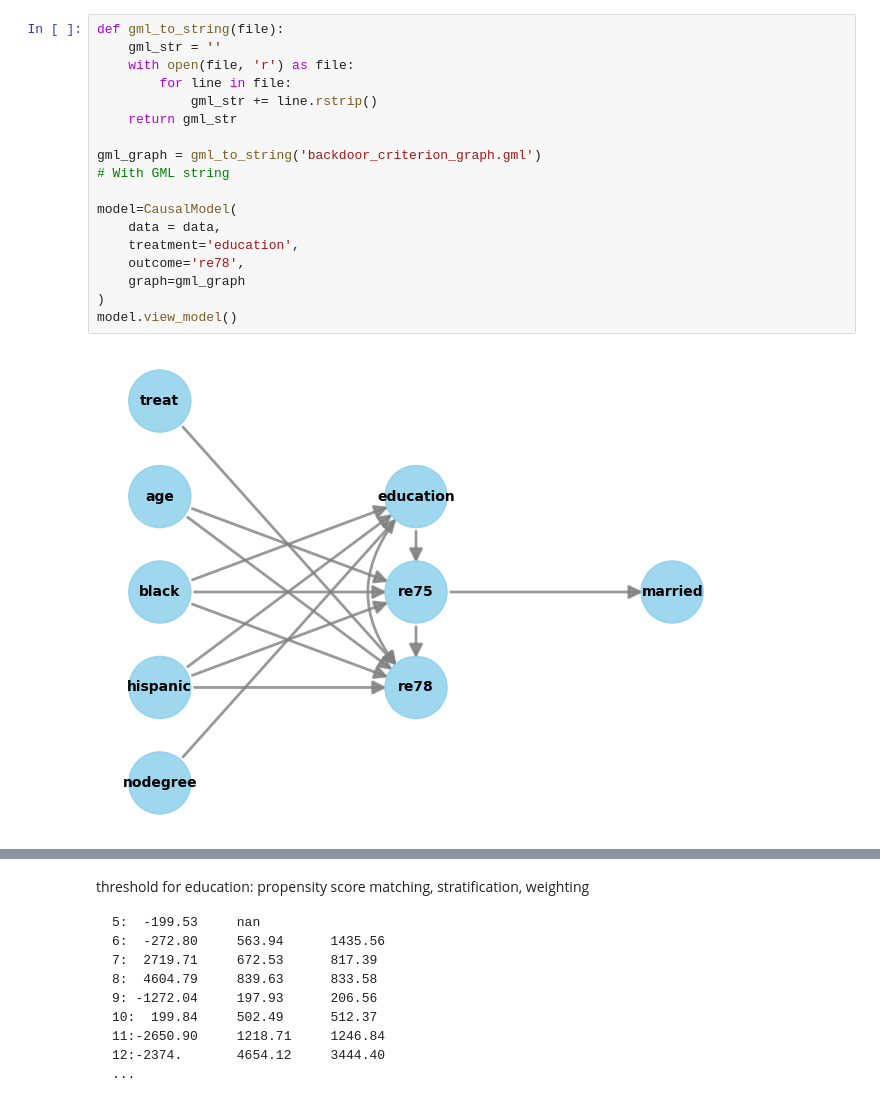
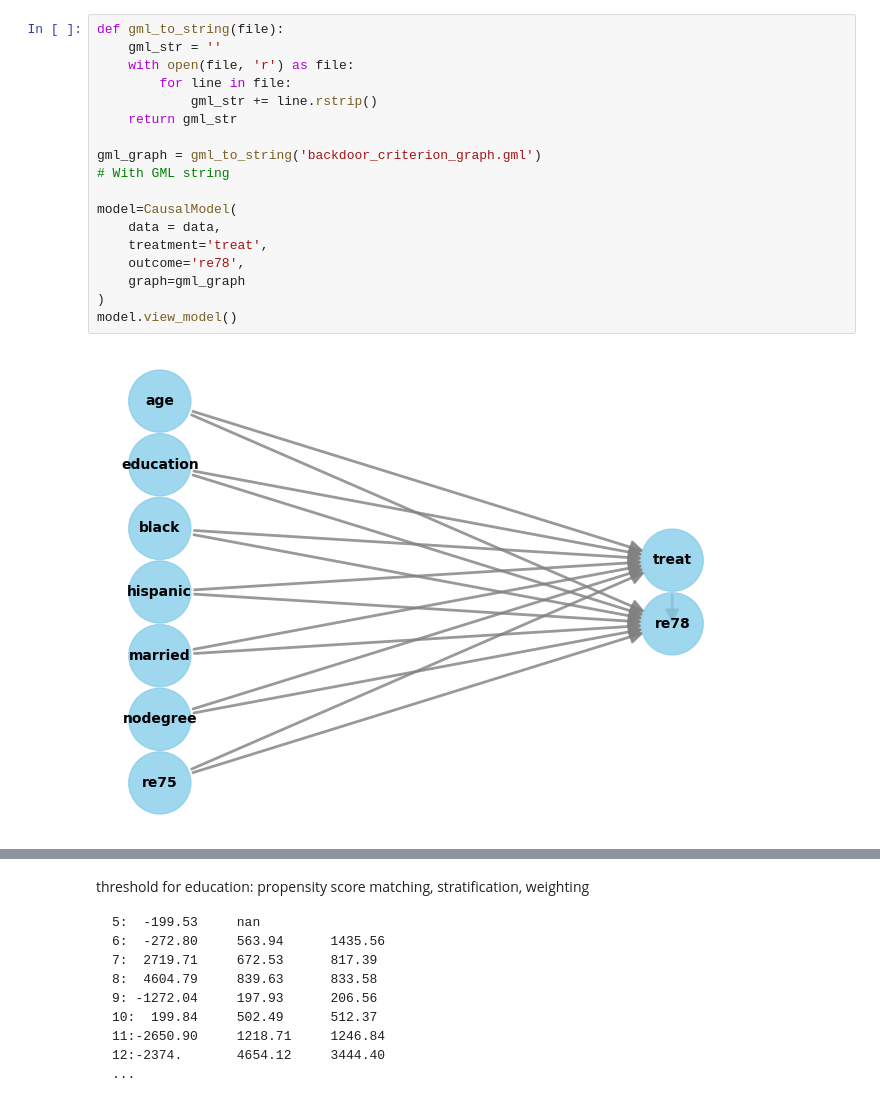
Before and after one commit to sohamchatterjee50/CAUSALITY, a Jupyter notebook: Causal_effect_n_validation.ipynb, the cells around one changed output, grey strips where cells are left out. Cells and saved outputs as stored; diff of their text form.

```diff
--- a/Causal_effect_n_validation.ipynb
+++ b/Causal_effect_n_validation.ipynb
@@ -54,23 +14,23 @@ adjustment_variables = pd.DataFrame(columns=['path', 'colliders(and descendants)
 # %%
 def gml_to_string(file):
     gml_str = ''
     with open(file, 'r') as file:
         for line in file:
             gml_str += line.rstrip()
     return gml_str
 
 gml_graph = gml_to_string('backdoor_criterion_graph.gml')
 # With GML string
 
 model=CausalModel(
     data = data,
-    treatment='education',
+    treatment='treat',
     outcome='re78',
     graph=gml_graph
 )
 model.view_model()
 # %% [output]
-[figure, old version]
+[figure, new version]
 # %%
 identified_estimand = model.identify_effect()
 print(identified_estimand)
```
Also changed, not shown: parts of 16 cells of this notebook.
